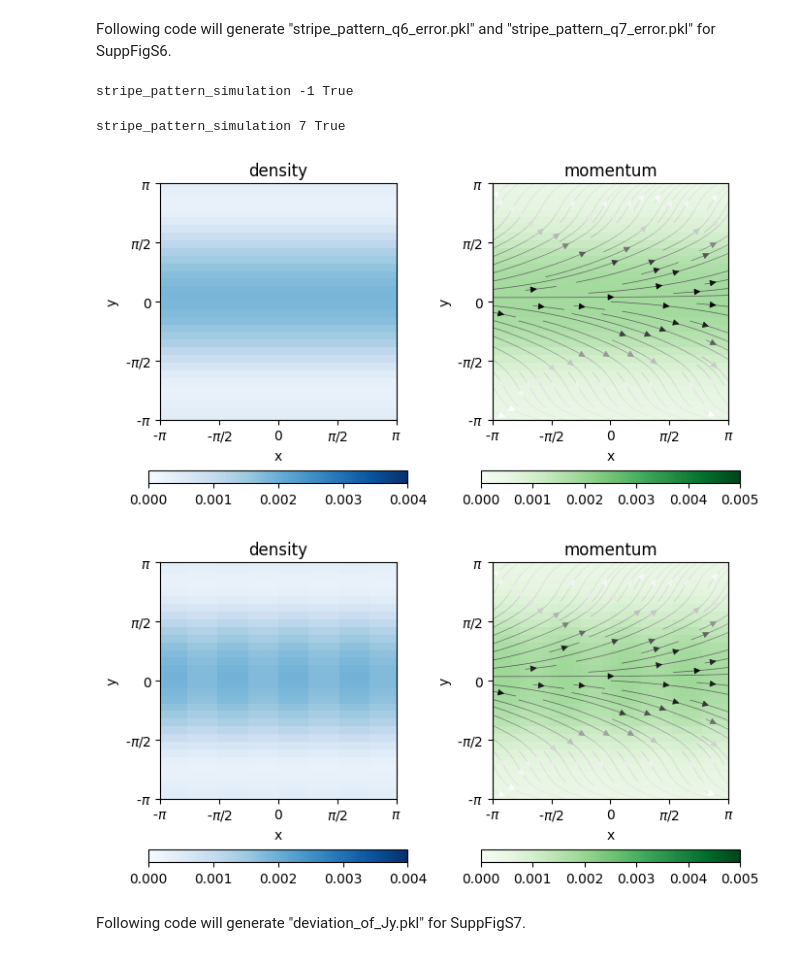
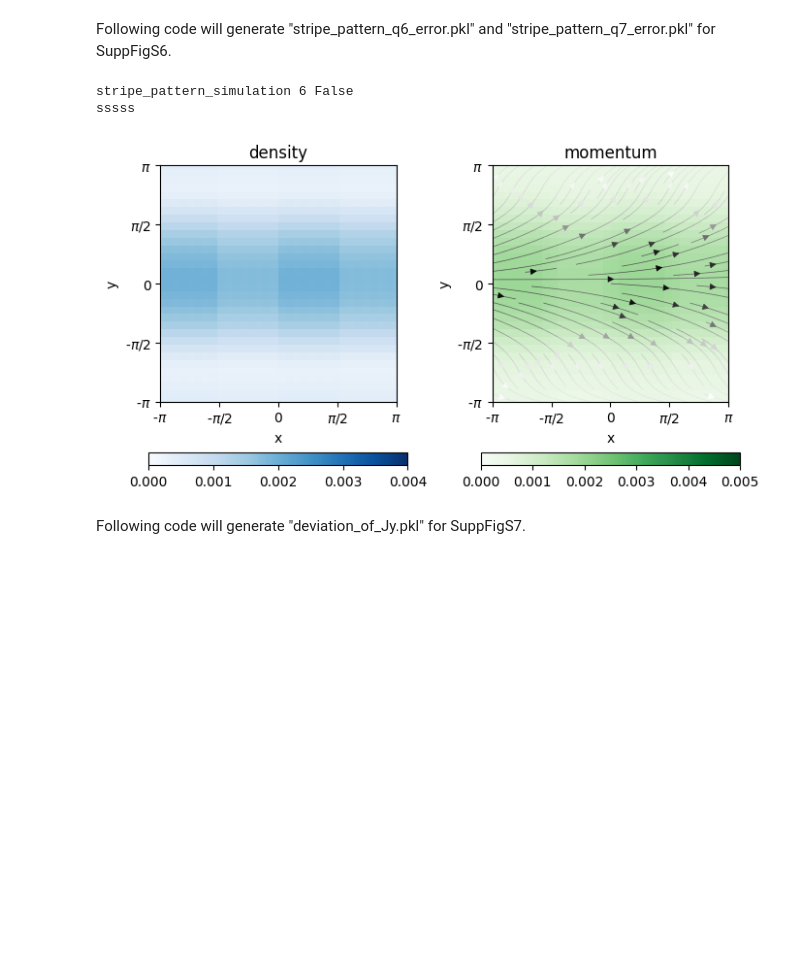
Before and after one commit to zjuadurey/QuantumComputing, a Jupyter notebook: QCFluid/code_availability/run.ipynb, the cells around one changed output. Saved outputs shown, nothing was run; the diff lists cells and outputs as text; code cells hidden in the pictures; blank space fills up the shorter version.

```diff
--- a/QCFluid/code_availability/run.ipynb
+++ b/QCFluid/code_availability/run.ipynb
@@ -8,13 +8,12 @@ from simulation import stripe_pattern, deviation_of_Jy
 # %% [markdown]
 Following code will generate "stripe_pattern_q6_error.pkl" and "stripe_pattern_q7_error.pkl" for SuppFigS6.
 # %%
-stripe_pattern.stripe_pattern_simulation(5, True)
-stripe_pattern.stripe_pattern_simulation(7, True)
+stripe_pattern.stripe_pattern_simulation(n_bits=10, error_q_idx=6, save=False)
+# stripe_pattern.stripe_pattern_simulation(7, True)
 # %% [output]
-stripe_pattern_simulation -1 True
+stripe_pattern_simulation 6 False
+sssss
-stripe_pattern_simulation 7 True
-[figure, old version]
+[figure, new version]
-[figure, removed]
 # %% [markdown]
 Following code will generate "deviation_of_Jy.pkl" for SuppFigS7.
 # %%
```
Also changed, not shown: 3 other files.
